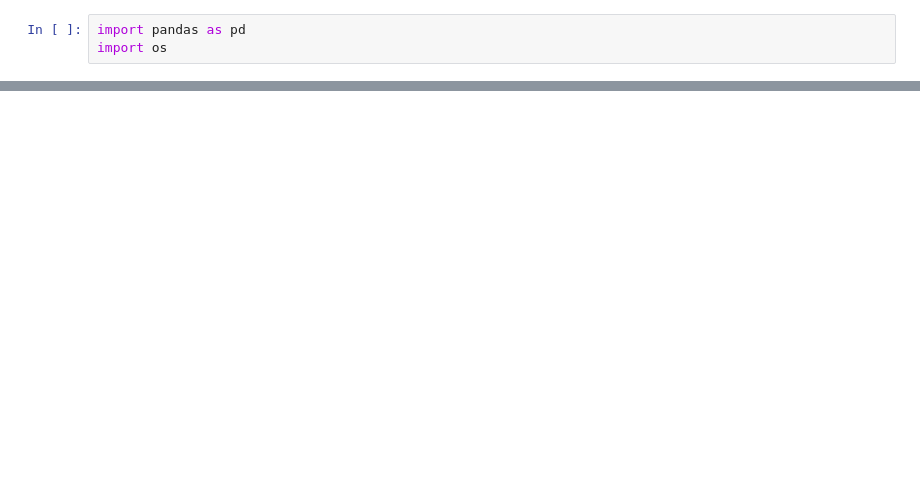
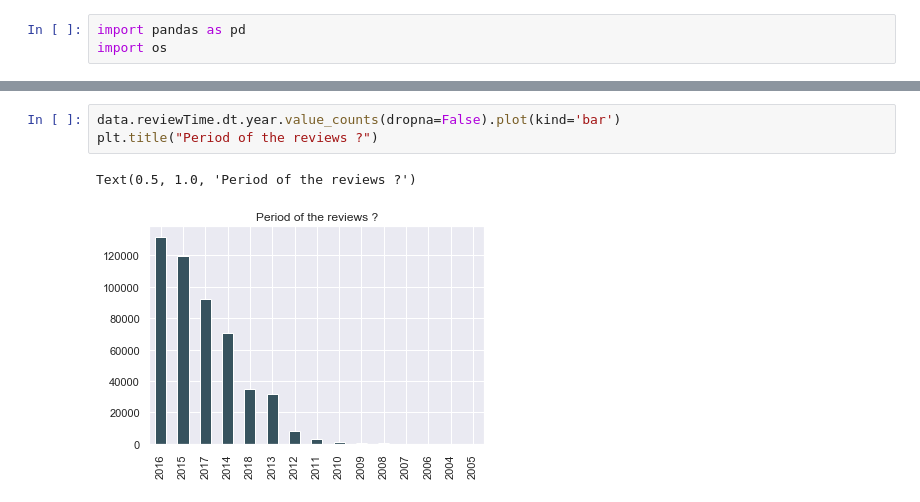
Before and after one commit to choslo/amazon_reviews, a Jupyter notebook: NLP_project.ipynb, the cells around one changed output, grey strips where cells are left out. Cells and saved outputs as stored; diff of their text form; blank space fills up the shorter version.

```diff
--- a/NLP_project.ipynb
+++ b/NLP_project.ipynb
@@ -16,0 +87,6 @@ data.head(5)
+# %%
+data.reviewTime.dt.year.value_counts(dropna=False).plot(kind='bar')
+plt.title("Period of the reviews ?")
+# %% [output]
+Text(0.5, 1.0, 'Period of the reviews ?')
+[figure, added]
```
Also changed, not shown: parts of 74 cells of this notebook, 3 other files.
